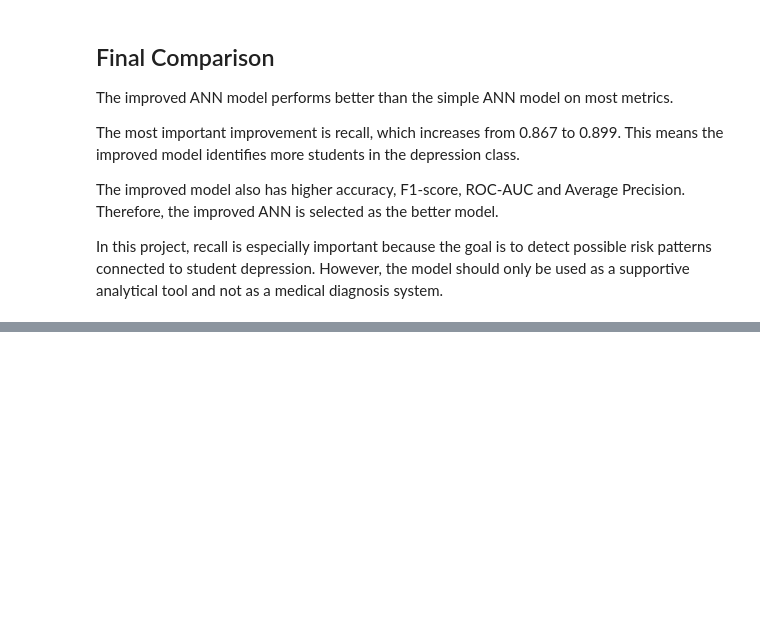
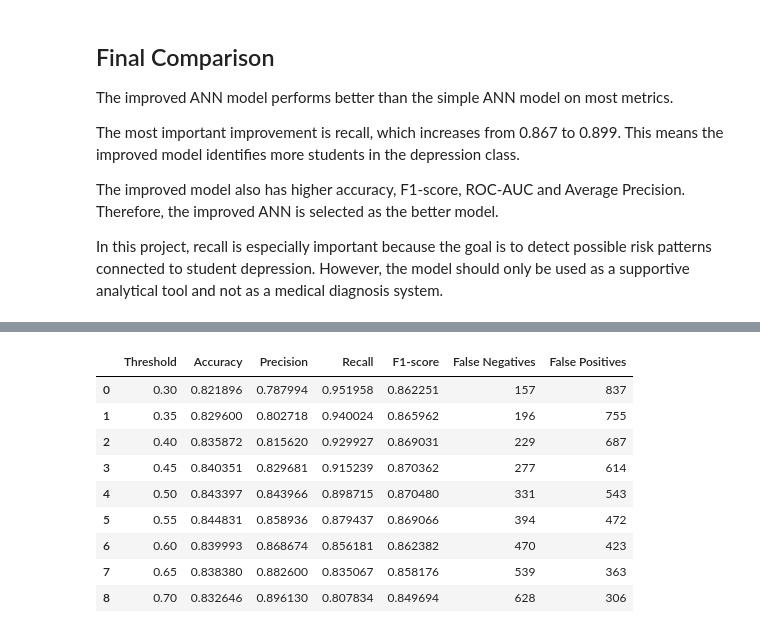
Before and after one commit to emmykristina/mental-health-prediction, a Jupyter notebook: notebooks/Mahtab/02_mahtab_preprocessing_ann.ipynb, the cells around one changed output, grey strips where cells are left out. Saved outputs shown, nothing was run; the diff lists cells and outputs as text; code cells hidden in the pictures; blank space fills up the shorter version.

```diff
--- a/notebooks/Mahtab/02_mahtab_preprocessing_ann.ipynb
+++ b/notebooks/Mahtab/02_mahtab_preprocessing_ann.ipynb
@@ -726,0 +738,32 @@ In this project, recall is especially important because the goal is to detect po
+# %%
+thresholds = np.arange(0.30, 0.71, 0.05)
+
+threshold_results = []
+
+for threshold in thresholds:
+    y_pred_threshold = (y_pred_proba_improved >= threshold).astype(int)
+
+    threshold_results.append({
+        "Threshold": threshold,
+        "Accuracy": accuracy_score(y_test, y_pred_threshold),
+        "Precision": precision_score(y_test, y_pred_threshold),
+        "Recall": recall_score(y_test, y_pred_threshold),
+        "F1-score": f1_score(y_test, y_pred_threshold),
+        "False Negatives": confusion_matrix(y_test, y_pred_threshold)[1, 0],
+        "False Positives": confusion_matrix(y_test, y_pred_threshold)[0, 1]
+    })
+
+threshold_results_df = pd.DataFrame(threshold_results)
+
+threshold_results_df
+# %% [output]
+|  | Threshold | Accuracy | Precision | Recall | F1-score | False Negatives | False Positives |
+| 0 | 0.30 | 0.821896 | 0.787994 | 0.951958 | 0.862251 | 157 | 837 |
+| 1 | 0.35 | 0.829600 | 0.802718 | 0.940024 | 0.865962 | 196 | 755 |
+| 2 | 0.40 | 0.835872 | 0.815620 | 0.929927 | 0.869031 | 229 | 687 |
+| 3 | 0.45 | 0.840351 | 0.829681 | 0.915239 | 0.870362 | 277 | 614 |
+| 4 | 0.50 | 0.843397 | 0.843966 | 0.898715 | 0.870480 | 331 | 543 |
+| 5 | 0.55 | 0.844831 | 0.858936 | 0.879437 | 0.869066 | 394 | 472 |
+| 6 | 0.60 | 0.839993 | 0.868674 | 0.856181 | 0.862382 | 470 | 423 |
+| 7 | 0.65 | 0.838380 | 0.882600 | 0.835067 | 0.858176 | 539 | 363 |
+| 8 | 0.70 | 0.832646 | 0.896130 | 0.807834 | 0.849694 | 628 | 306 |
```
Also changed, not shown: parts of 8 cells of this notebook.
